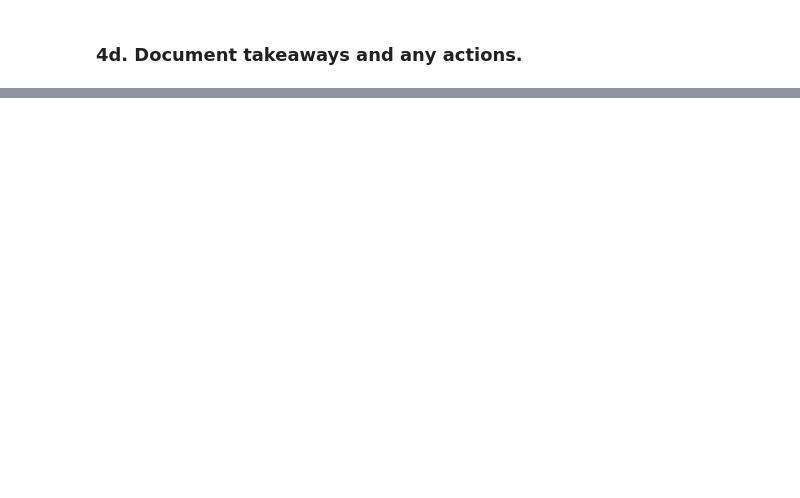
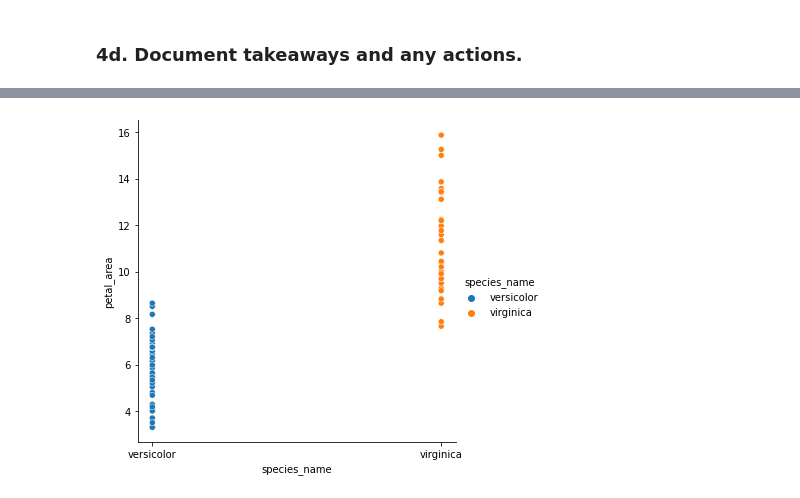
Before and after one commit to natasharivers/Classifications, a Jupyter notebook: classification_exercises.ipynb, the cells around one changed output, grey strips where cells are left out. Cells and saved outputs as stored; diff of their text form; code cells hidden in the pictures; blank space fills up the shorter version.

```diff
--- a/classification_exercises.ipynb
+++ b/classification_exercises.ipynb
@@ -931,0 +934,3 @@ plt.show()
+# %%
+#create new column that is train
+train['petal_area'] = train.petal_length * train.petal_width
@@ -933,0 +966,7 @@ plt.show()
+# %%
+#same plot as above but excludes setosa.
+no_setosa= train[train.species_name!='setosa']
+sns.relplot(data=no_setosa, x='species_name', y='petal_area', hue='species_name')
+plt.show()
+# %% [output]
+[figure, added]
```
Also changed, not shown: parts of 16 cells of this notebook.
